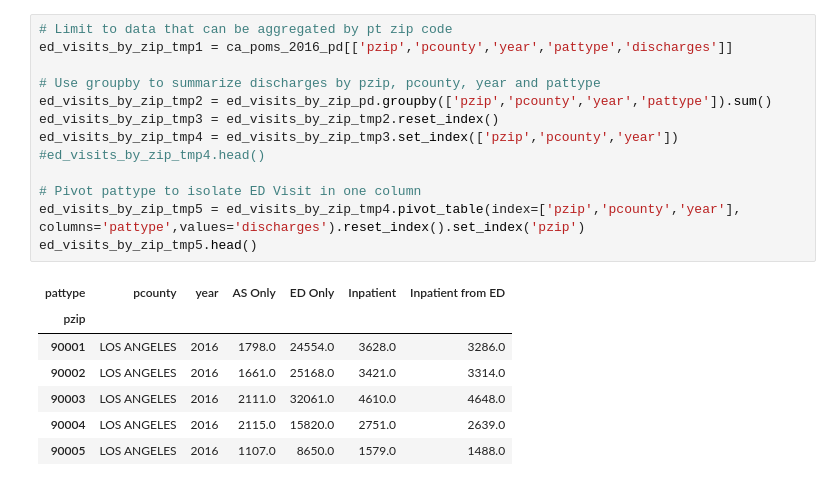
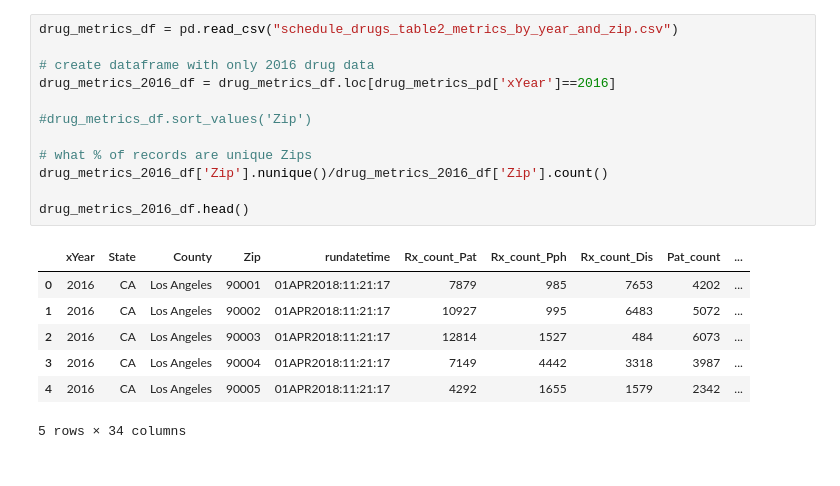
Before and after one commit to velasquezg1/ED_Visits_Cannabis, a Jupyter notebook: ED_Visit_Data_Munging.ipynb, the cells around one changed output. Cells and saved outputs as stored; diff of their text form.

Commit message:
adding ED Visit (POMS), ADI, and Tapestry data and updated notebook

```diff
--- a/ED_Visit_Data_Munging.ipynb
+++ b/ED_Visit_Data_Munging.ipynb
@@ -13,21 +97,20 @@ ca_poms_2016_pd.head()
-# %%
-# Limit to data that can be aggregated by pt zip code
-ed_visits_by_zip_tmp1 = ca_poms_2016_pd[['pzip','pcounty','year','pattype','discharges']]
-
-# Use groupby to summarize discharges by pzip, pcounty, year and pattype
-ed_visits_by_zip_tmp2 = ed_visits_by_zip_pd.groupby(['pzip','pcounty','year','pattype']).sum()
-ed_visits_by_zip_tmp3 = ed_visits_by_zip_tmp2.reset_index()
-ed_visits_by_zip_tmp4 = ed_visits_by_zip_tmp3.set_index(['pzip','pcounty','year'])
-#ed_visits_by_zip_tmp4.head()
-
-# Pivot pattype to isolate ED Visit in one column
-ed_visits_by_zip_tmp5 = ed_visits_by_zip_tmp4.pivot_table(index=['pzip','pcounty','year'], columns='pattype',values='discharges').reset_index().set_index('pzip')
-ed_visits_by_zip_tmp5.head()
-# %% [output]
-| pattype | pcounty | year | AS Only | ED Only | Inpatient | Inpatient from ED |
-| pzip |  |  |  |  |  |  |
-| 90001 | LOS ANGELES | 2016 | 1798.0 | 24554.0 | 3628.0 | 3286.0 |
-| 90002 | LOS ANGELES | 2016 | 1661.0 | 25168.0 | 3421.0 | 3314.0 |
-| 90003 | LOS ANGELES | 2016 | 2111.0 | 32061.0 | 4610.0 | 4648.0 |
-| 90004 | LOS ANGELES | 2016 | 2115.0 | 15820.0 | 2751.0 | 2639.0 |
-| 90005 | LOS ANGELES | 2016 | 1107.0 | 8650.0 | 1579.0 | 1488.0 |
+# %%
+drug_metrics_df = pd.read_csv("schedule_drugs_table2_metrics_by_year_and_zip.csv")
+
+# create dataframe with only 2016 drug data
+drug_metrics_2016_df = drug_metrics_df.loc[drug_metrics_pd['xYear']==2016]
+
+#drug_metrics_df.sort_values('Zip')
+
+# what % of records are unique Zips
+drug_metrics_2016_df['Zip'].nunique()/drug_metrics_2016_df['Zip'].count()
+
+drug_metrics_2016_df.head()
+# %% [output]
+|  | xYear | State | County | Zip | rundatetime | Rx_count_Pat | Rx_count_Pph | Rx_count_Dis | Pat_count | ... |
+| 0 | 2016 | CA | Los Angeles | 90001 | 01APR2018:11:21:17 | 7879 | 985 | 7653 | 4202 | ... |
+| 1 | 2016 | CA | Los Angeles | 90002 | 01APR2018:11:21:17 | 10927 | 995 | 6483 | 5072 | ... |
+| 2 | 2016 | CA | Los Angeles | 90003 | 01APR2018:11:21:17 | 12814 | 1527 | 484 | 6073 | ... |
+| 3 | 2016 | CA | Los Angeles | 90004 | 01APR2018:11:21:17 | 7149 | 4442 | 3318 | 3987 | ... |
+| 4 | 2016 | CA | Los Angeles | 90005 | 01APR2018:11:21:17 | 4292 | 1655 | 1579 | 2342 | ... |
+5 rows × 34 columns
```
Also changed, not shown: parts of 13 cells of this notebook, 4 other files.
